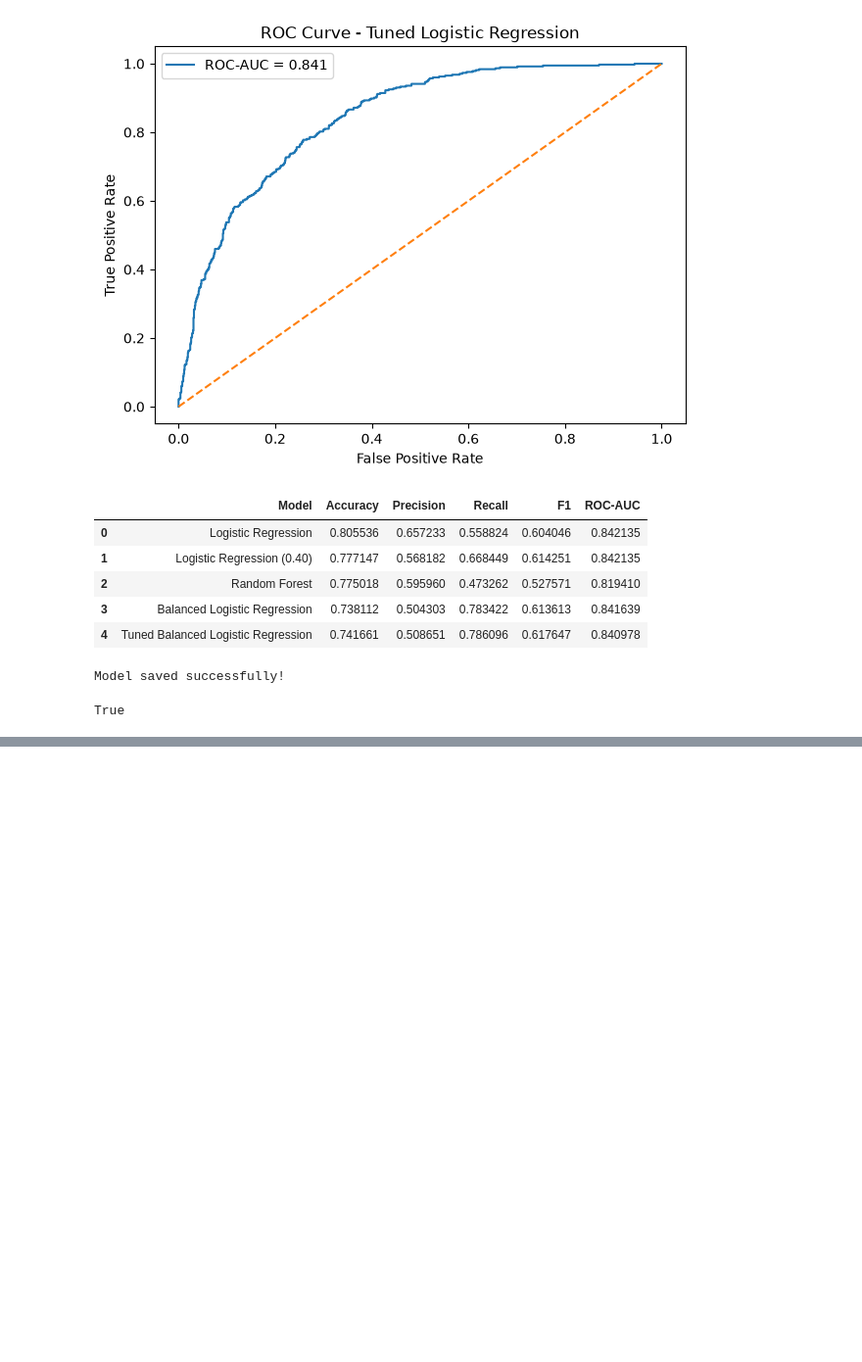
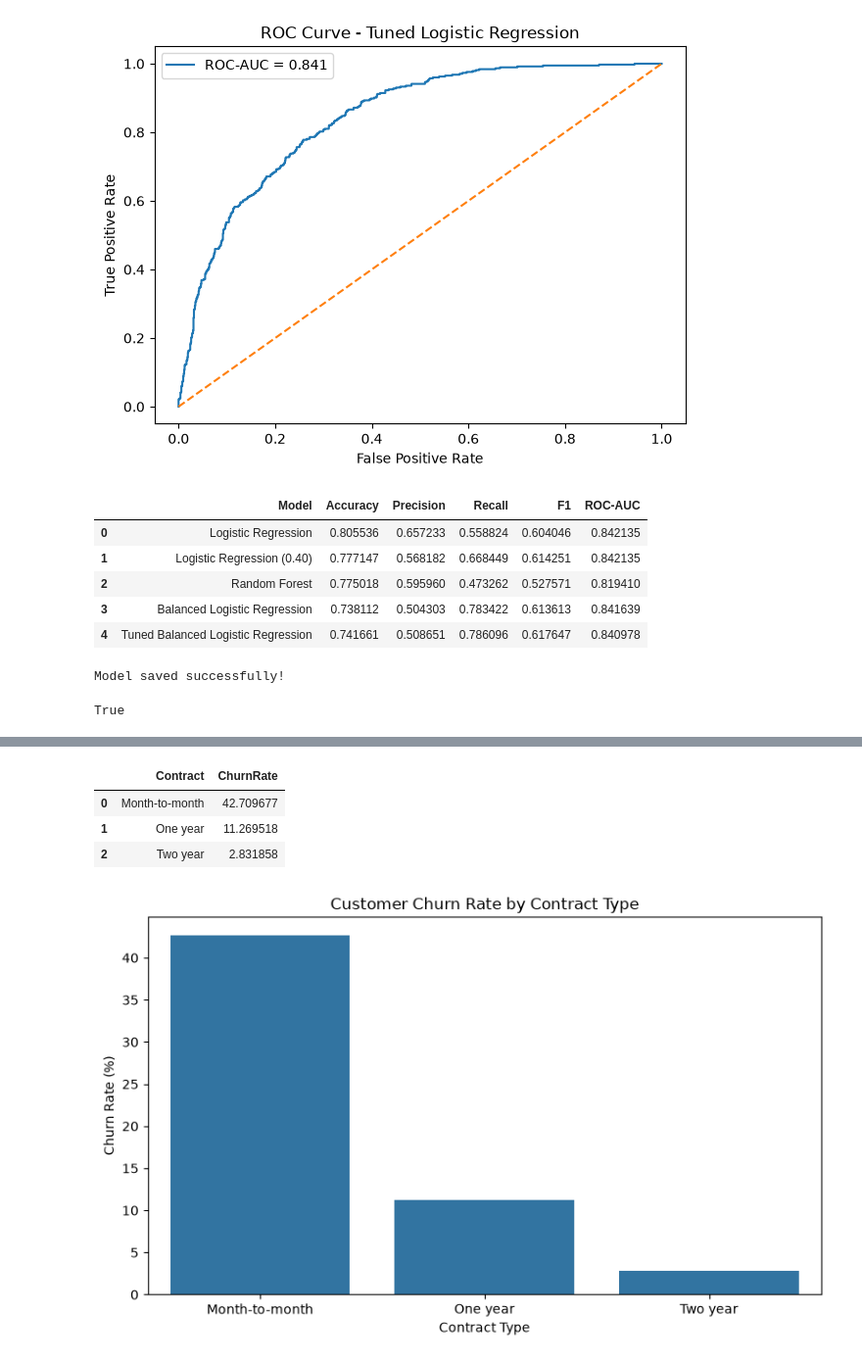
Before and after one commit to Harshcreatorglitch/customer-churn-prediction, a Jupyter notebook: notebooks/01_data_exploration.ipynb, the cells around one changed output, grey strips where cells are left out. Shown at 98% size. Cells and saved outputs as stored; diff of their text form; code cells hidden in the pictures; blank space fills up the shorter version.

```diff
--- a/notebooks/01_data_exploration.ipynb
+++ b/notebooks/01_data_exploration.ipynb
@@ -917,0 +1049,36 @@ True
+# %%
+contract_churn = (
+    df.groupby("Contract")["Churn"]
+    .apply(lambda x: (x == "Yes").mean() * 100)
+    .reset_index(name="ChurnRate")
+)
+
+contract_churn
+# %% [output]
+|  | Contract | ChurnRate |
+| 0 | Month-to-month | 42.709677 |
+| 1 | One year | 11.269518 |
+| 2 | Two year | 2.831858 |
+# %%
+plt.figure(figsize=(8, 5))
+
+sns.barplot(
+    data=contract_churn,
+    x="Contract",
+    y="ChurnRate"
+)
+
+plt.title("Customer Churn Rate by Contract Type")
+plt.xlabel("Contract Type")
+plt.ylabel("Churn Rate (%)")
+
+plt.tight_layout()
+
+plt.savefig(
+    "../visualizations/churn_by_contract.png",
+    dpi=300
+)
+
+plt.show()
+# %% [output]
+[figure, added]
```
Also changed, not shown: parts of 12 cells of this notebook, 4 other files.
